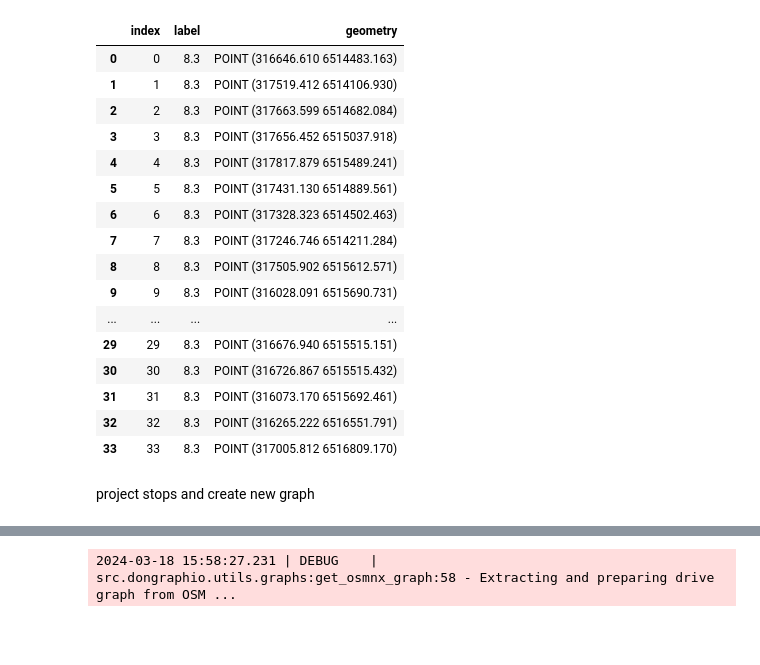
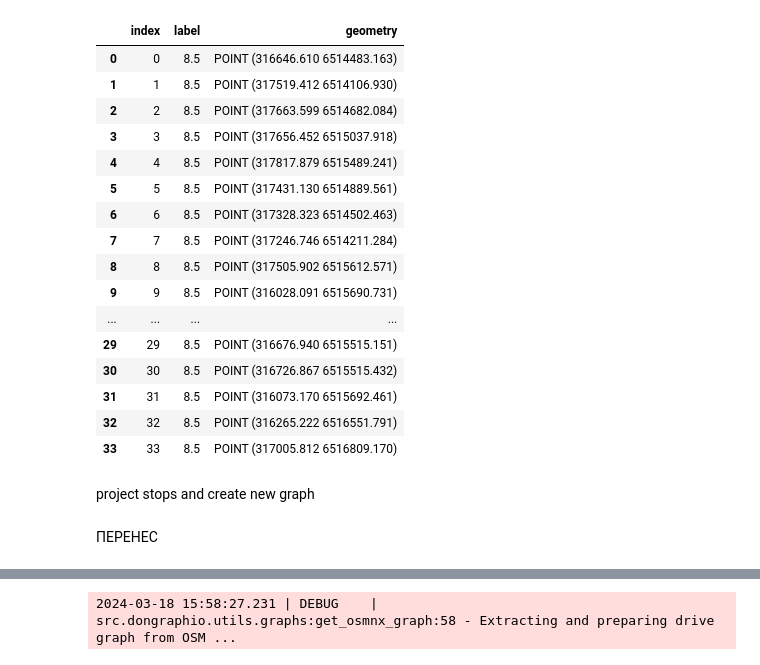
Before and after one commit to DDonnyy/dongraphio, a Jupyter notebook: src/dongraphio/hamilton_graph/test.ipynb, the cells around one changed output, grey strips where cells are left out. Saved outputs shown, nothing was run; the diff lists cells and outputs as text; code cells hidden in the pictures; blank space fills up the shorter version.

```diff
--- a/src/dongraphio/hamilton_graph/test.ipynb
+++ b/src/dongraphio/hamilton_graph/test.ipynb
@@ -79,14 +42,17 @@ unique_routes
 # %%
 from sklearn.cluster import KMeans
 from sklearn.metrics import silhouette_score
-from shapely import Point
 import numpy as np
+from shapely import distance, Point
 
 
 def clusterize(loc) -> pd.DataFrame:
     data = np.array([[p.x, p.y] for p in loc["geometry"]])
-    noise = np.array([31.212390, 58.611219])
-    data = np.append(data, [noise], axis=0)
+    noise = np.array(
+        [[31.21239, 58.61124], [31.22239, 58.62161], [31.23239, 58.61171], [31.24239, 58.62129], [31.23239, 58.64131],
+        [32.92133, 59.02899], [32.94933, 59.06599], [32.93943, 59.03599], [32.92733, 59.08999], [32.92333, 59.00599],
+         [35.58878, 59.48945], [35.58933, 59.48359], [35.58643, 59.489759], [35.58879, 59.48688], [35.58869, 59.485749]])
+    data = np.append(data, noise, axis=0)
 
     best_silhouette = -1
     best_labels = None
@@ -101,17 +67,19 @@ def clusterize(loc) -> pd.DataFrame:
             best_silhouette = silhouette
             best_labels = labels
 
-    data = data[:-1]
+    data = data[:-15]
     if best_labels is not None:
-        best_labels = best_labels[:-1]
-
-    if best_silhouette < 0.93:
+        best_labels = best_labels[:-15]
+    else:
         best_labels = [0 for _ in range(0, len(data))]
+    # print("СИЛУЕТ:  "+str(best_silhouette))
+    # if best_silhouette < 0.9:
+    #     best_labels = [0 for _ in range(0, len(data))]
     data = pd.DataFrame({
         'label': best_labels,
         'geometry': [Point(p[0], p[1]) for p in data]
     })
     grouped_data = data.groupby('label')['geometry'].apply(list)
-    grouped_data = pd.DataFrame(grouped_data)
+    grouped_data = pd.DataFrame(grouped_data).reset_index(drop=True)
     grouped_data.index = grouped_data.index + 1
     return grouped_data
@@ -118,6 +88,7 @@ def clusterize(loc) -> pd.DataFrame:
 # %%
+from shapely import distance, Point
+
 devided_routes = pd.DataFrame()
-basic_routes = pd.DataFrame()
 for index, row in tqdm(unique_routes.iterrows(), total=unique_routes.shape[0]):
     clusterized = clusterize(row)
     if clusterized.shape[0] > 1:
@@ -125,7 +96,7 @@ for index, row in tqdm(unique_routes.iterrows(), total=unique_routes.shape[0]):
         devided_routes = pd.concat([devided_routes, clusterized])
     else:
         clusterized.index = [index]
-        basic_routes = pd.concat([basic_routes, clusterized])
+        devided_routes = pd.concat([devided_routes, clusterized])
 devided_routes
 # %% [output]
 |  | geometry |
@@ -145,32 +115,40 @@ devided_routes
+# %%
+from shapely import MultiPoint
+devided_routes['geometry']=devided_routes['geometry'].apply(lambda x:MultiPoint(x))
+devided_routes = gpd.GeoDataFrame(devided_routes,geometry='geometry')
+
+devided_routes.to_file("polina_file.geojson")
 # %%
-row = devided_routes.loc["8.3"]
+row = devided_routes.loc["8.5"]
 city_crs = 32636
 geometry_list = row["geometry"]
-test_gdf = gpd.GeoDataFrame(data={"label": ["8.3" for _ in geometry_list], "geometry": geometry_list})
+test_gdf = gpd.GeoDataFrame(data={"label": ["8.5" for _ in geometry_list], "geometry": geometry_list})
 test_gdf = test_gdf.set_crs(4326)
 test_gdf = test_gdf.to_crs(city_crs)
 test_gdf = test_gdf.reset_index()
 test_gdf
 # %% [output]
 |  | index | label | geometry |
-| 0 | 0 | 8.3 | POINT (316646.610 6514483.163) |
-| 1 | 1 | 8.3 | POINT (317519.412 6514106.930) |
-| 2 | 2 | 8.3 | POINT (317663.599 6514682.084) |
-| 3 | 3 | 8.3 | POINT (317656.452 6515037.918) |
-| 4 | 4 | 8.3 | POINT (317817.879 6515489.241) |
-| 5 | 5 | 8.3 | POINT (317431.130 6514889.561) |
-| 6 | 6 | 8.3 | POINT (317328.323 6514502.463) |
-| 7 | 7 | 8.3 | POINT (317246.746 6514211.284) |
-| 8 | 8 | 8.3 | POINT (317505.902 6515612.571) |
-| 9 | 9 | 8.3 | POINT (316028.091 6515690.731) |
+| 0 | 0 | 8.5 | POINT (316646.610 6514483.163) |
+| 1 | 1 | 8.5 | POINT (317519.412 6514106.930) |
+| 2 | 2 | 8.5 | POINT (317663.599 6514682.084) |
+| 3 | 3 | 8.5 | POINT (317656.452 6515037.918) |
+| 4 | 4 | 8.5 | POINT (317817.879 6515489.241) |
+| 5 | 5 | 8.5 | POINT (317431.130 6514889.561) |
+| 6 | 6 | 8.5 | POINT (317328.323 6514502.463) |
+| 7 | 7 | 8.5 | POINT (317246.746 6514211.284) |
+| 8 | 8 | 8.5 | POINT (317505.902 6515612.571) |
+| 9 | 9 | 8.5 | POINT (316028.091 6515690.731) |
 | ... | ... | ... | ... |
-| 29 | 29 | 8.3 | POINT (316676.940 6515515.151) |
-| 30 | 30 | 8.3 | POINT (316726.867 6515515.432) |
-| 31 | 31 | 8.3 | POINT (316073.170 6515692.461) |
-| 32 | 32 | 8.3 | POINT (316265.222 6516551.791) |
-| 33 | 33 | 8.3 | POINT (317005.812 6516809.170) |
+| 29 | 29 | 8.5 | POINT (316676.940 6515515.151) |
+| 30 | 30 | 8.5 | POINT (316726.867 6515515.432) |
+| 31 | 31 | 8.5 | POINT (316073.170 6515692.461) |
+| 32 | 32 | 8.5 | POINT (316265.222 6516551.791) |
+| 33 | 33 | 8.5 | POINT (317005.812 6516809.170) |
 # %% [markdown]
 project stops and create new graph
+# %% [markdown]
+ПЕРЕНЕС
 # %%
 import networkx as nx
 import osmnx as ox
```
Also changed, not shown: parts of 45 cells of this notebook, 7 other files.
